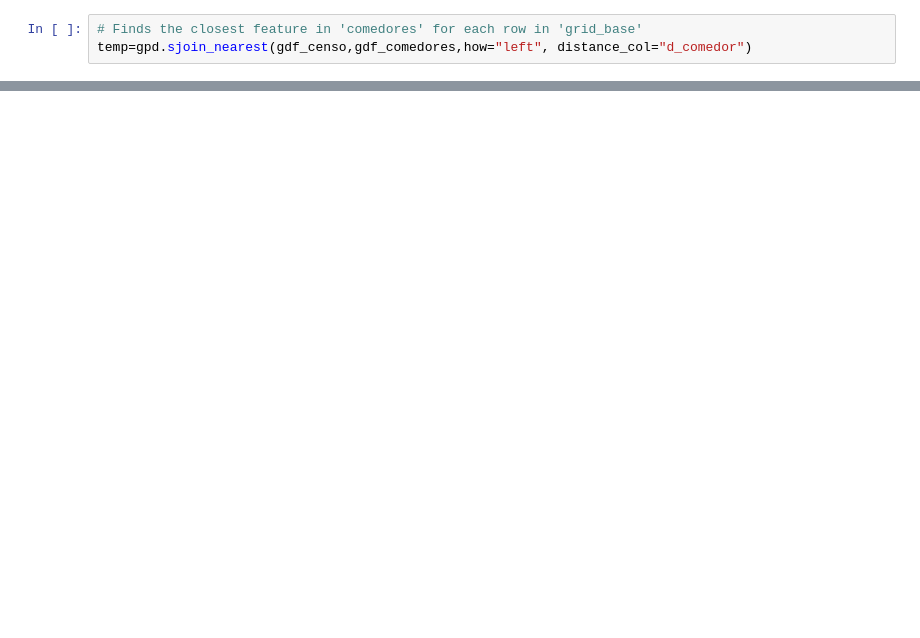
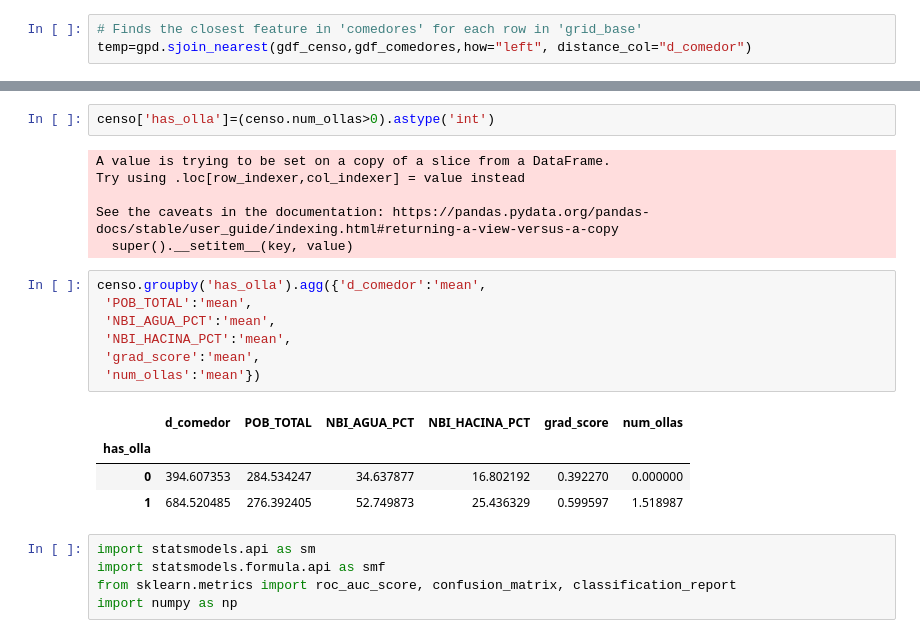
Before and after one commit to eduzegarra/grade_01, a Jupyter notebook: Ollas_prueba.ipynb, the cells around one changed output, grey strips where cells are left out. Cells and saved outputs as stored; diff of their text form; blank space fills up the shorter version.

```diff
--- a/Ollas_prueba.ipynb
+++ b/Ollas_prueba.ipynb
@@ -230,0 +162,25 @@ gdf_censo['d_olla_comedor'].plot(kind='kde')
+# %%
+censo['has_olla']=(censo.num_ollas>0).astype('int')
+# %% [output]
+A value is trying to be set on a copy of a slice from a DataFrame.
+Try using .loc[row_indexer,col_indexer] = value instead
+
+See the caveats in the documentation: https://pandas.pydata.org/pandas-docs/stable/user_guide/indexing.html#returning-a-view-versus-a-copy
+  super().__setitem__(key, value)
+# %%
+censo.groupby('has_olla').agg({'d_comedor':'mean',
+ 'POB_TOTAL':'mean',
+ 'NBI_AGUA_PCT':'mean',
+ 'NBI_HACINA_PCT':'mean',
+ 'grad_score':'mean',
+ 'num_ollas':'mean'})
+# %% [output]
+|  | d_comedor | POB_TOTAL | NBI_AGUA_PCT | NBI_HACINA_PCT | grad_score | num_ollas |
+| has_olla |  |  |  |  |  |  |
+| 0 | 394.607353 | 284.534247 | 34.637877 | 16.802192 | 0.392270 | 0.000000 |
+| 1 | 684.520485 | 276.392405 | 52.749873 | 25.436329 | 0.599597 | 1.518987 |
+# %%
+import statsmodels.api as sm
+import statsmodels.formula.api as smf
+from sklearn.metrics import roc_auc_score, confusion_matrix, classification_report
+import numpy as np
```
Also changed, not shown: parts of 34 cells of this notebook.
